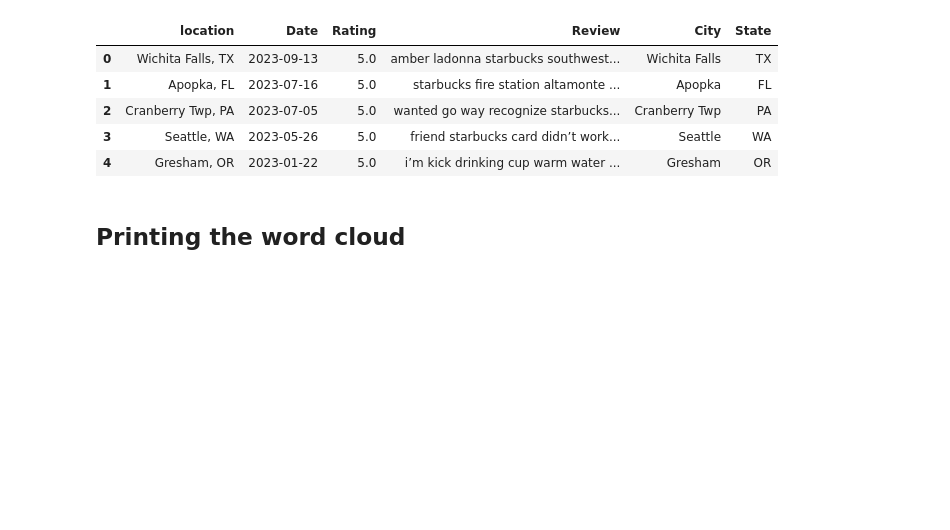
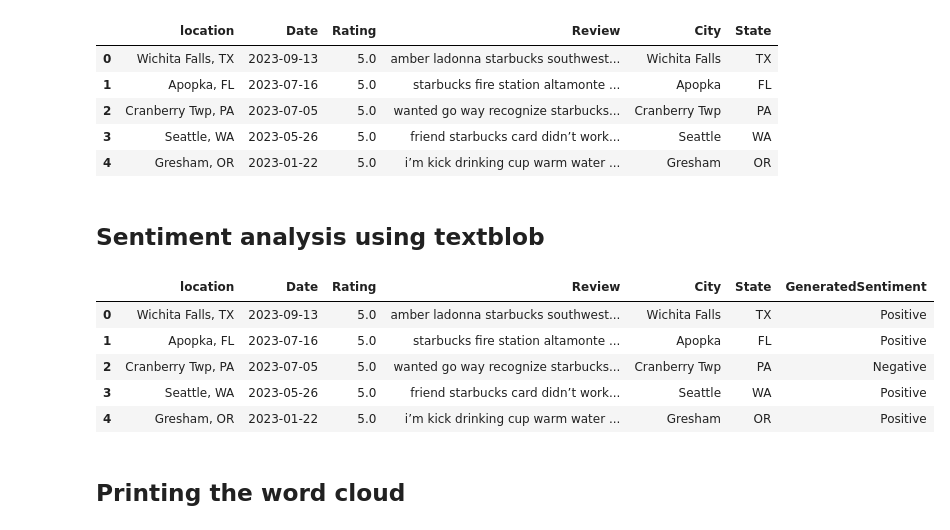
Before and after one commit to Ramkumar-Subramoni/starbucks_review_analysis, a Jupyter notebook: Starbucks_review_sentimental_analysis.ipynb, the cells around one changed output. Saved outputs shown, nothing was run; the diff lists cells and outputs as text; code cells hidden in the pictures; blank space fills up the shorter version.

```diff
--- a/Starbucks_review_sentimental_analysis.ipynb
+++ b/Starbucks_review_sentimental_analysis.ipynb
@@ -163,3 +158,5 @@ reviewsData.head()
 | 2 | Cranberry Twp, PA | 2023-07-05 | 5.0 | wanted go way recognize starbucks... | Cranberry Twp | PA |
 | 3 | Seattle, WA | 2023-05-26 | 5.0 | friend starbucks card didn’t work... | Seattle | WA |
 | 4 | Gresham, OR | 2023-01-22 | 5.0 | i’m kick drinking cup warm water ... | Gresham | OR |
+# %% [markdown]
+## Sentiment analysis using textblob
@@ -166,3 +178,12 @@ reviewsData.head()
+# %%
+reviewsData.head()
+# %% [output]
+|  | location | Date | Rating | Review | City | State | GeneratedSentiment |
+| 0 | Wichita Falls, TX | 2023-09-13 | 5.0 | amber ladonna starbucks southwest... | Wichita Falls | TX | Positive |
+| 1 | Apopka, FL | 2023-07-16 | 5.0 | starbucks fire station altamonte ... | Apopka | FL | Positive |
+| 2 | Cranberry Twp, PA | 2023-07-05 | 5.0 | wanted go way recognize starbucks... | Cranberry Twp | PA | Negative |
+| 3 | Seattle, WA | 2023-05-26 | 5.0 | friend starbucks card didn’t work... | Seattle | WA | Positive |
+| 4 | Gresham, OR | 2023-01-22 | 5.0 | i’m kick drinking cup warm water ... | Gresham | OR | Positive |
 # %% [markdown]
 ## Printing the word cloud
 # %%
```
Also changed, not shown: parts of 5 cells of this notebook.
